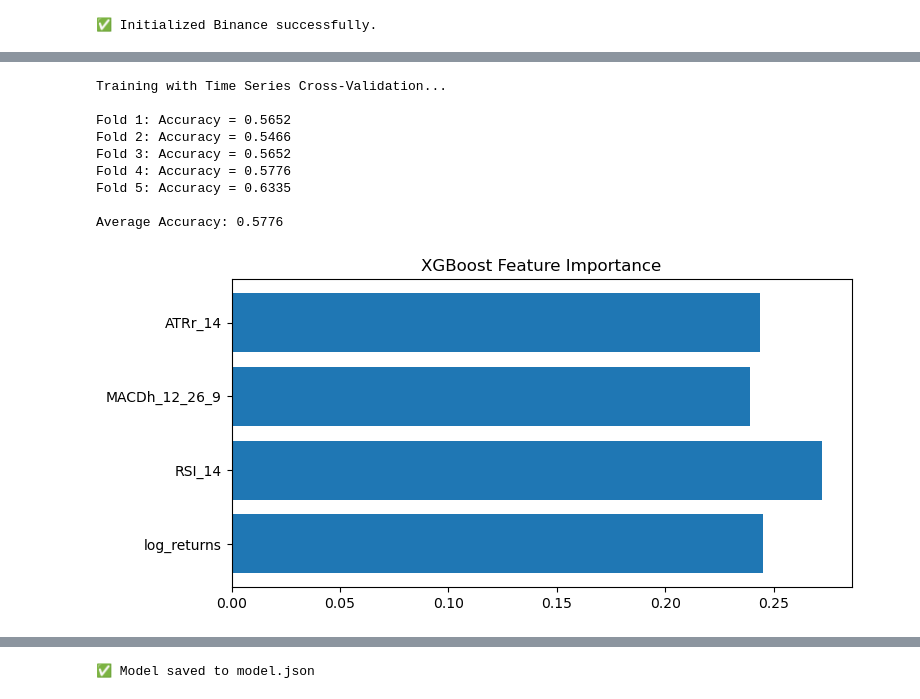
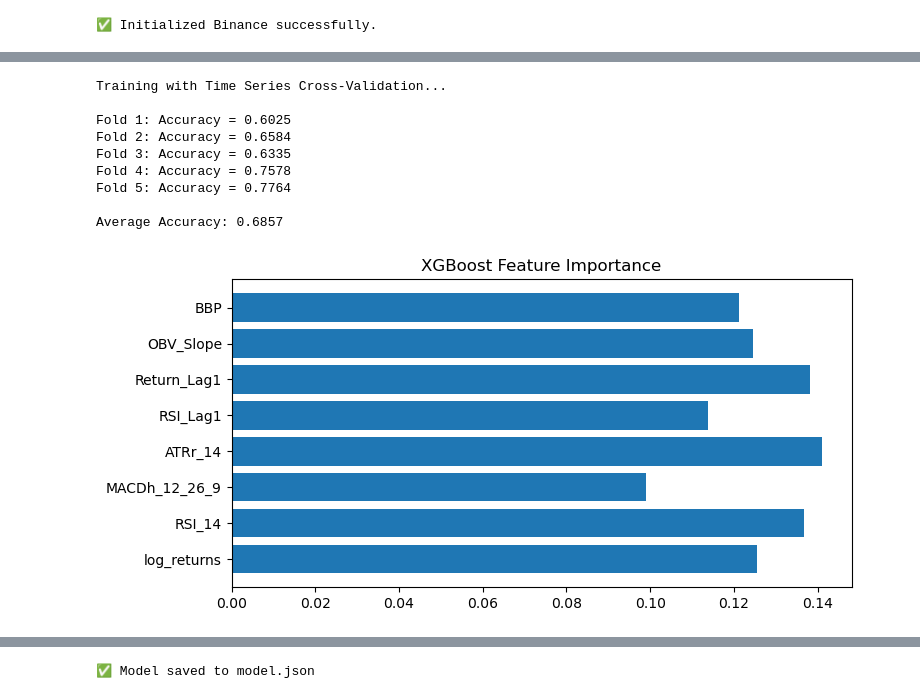
Before and after one commit to gokturkcolak/algorithmic-trading-system, a Jupyter notebook: algo-trader-bot/notebooks/research.ipynb, the cells around one changed output, grey strips where cells are left out. Saved outputs shown, nothing was run; the diff lists cells and outputs as text; code cells hidden in the pictures.

```diff
--- a/algo-trader-bot/notebooks/research.ipynb
+++ b/algo-trader-bot/notebooks/research.ipynb
@@ -11,7 +11,7 @@ from datetime import datetime
 # Configuration
 # -----------------------------------------------------------------------------
 SYMBOL = 'ETH/USDT'
-TIMEFRAME = '1h'  # 1-hour candles
+TIMEFRAME = '4h'  # 1-hour candles
 LIMIT = 1000      # Number of candles to fetch
 
 # Initialize Exchange (Public API)
@@ -95,0 +105,16 @@ Final Dataset Shape: (967, 13)
+# %%
+# -----------------------------------------------------------------------------
+# 3. Define the Target (The Label)
+# -----------------------------------------------------------------------------
+# We want to predict if the NEXT candle's return is > Threshold
+# Since you are on 4H candles now, we use 0.5% as the target
+TARGET_THRESHOLD = 0.005
+
+# Shift(-1) looks into the future to create the label
+df['target_direction'] = (df['log_returns'].shift(-1) > TARGET_THRESHOLD).astype(int)
+
+# The shift created a NaN at the very last row (future is unknown). Drop it.
+df.dropna(inplace=True)
+
+print(f"✅ Target Defined. Threshold: {TARGET_THRESHOLD}")
+print("Class Balance:\n", df['target_direction'].value_counts())
@@ -109,7 +141,19 @@ from sklearn.model_selection import TimeSeriesSplit
 from sklearn.metrics import accuracy_score, precision_score, classification_report
 
 # Setup Features (X) and Target (y)
-feature_cols = ['log_returns', 'RSI_14', 'MACDh_12_26_9', 'ATRr_14']
+# DEFINE THE FEATURES
+# Setup Features (X) and Target (y)
+feature_cols = [
+    'log_returns',
+    'RSI_14',
+    'MACDh_12_26_9',
+    'ATRr_14',
+    'RSI_Lag1',
+    'Return_Lag1',
+    'OBV_Slope',
+    'BBP'             # <--- UPDATED: Use the simple name here
+]
+
 X = df[feature_cols]
 y = df['target_direction']
 
@@ -118,40 +162,40 @@ tscv = TimeSeriesSplit(n_splits=5)
 model = XGBClassifier(n_estimators=100, learning_rate=0.1, max_depth=3, eval_metric='logloss', random_state=42)
 
 print("Training with Time Series Cross-Validation...\n")
 
 fold = 1
 accuracies = []
 
 for train_index, test_index in tscv.split(X):
     X_train, X_test = X.iloc[train_index], X.iloc[test_index]
     y_train, y_test = y.iloc[train_index], y.iloc[test_index]
 
     model.fit(X_train, y_train)
     preds = model.predict(X_test)
 
     acc = accuracy_score(y_test, preds)
     accuracies.append(acc)
     print(f"Fold {fold}: Accuracy = {acc:.4f}")
     fold += 1
 
 print(f"\nAverage Accuracy: {np.mean(accuracies):.4f}")
 
 # Feature Importance Plot
 plt.figure(figsize=(8, 4))
 plt.barh(feature_cols, model.feature_importances_)
 plt.title("XGBoost Feature Importance")
 plt.show()
 # %% [output]
 Training with Time Series Cross-Validation...
 
-Fold 1: Accuracy = 0.5652
-Fold 2: Accuracy = 0.5466
-Fold 3: Accuracy = 0.5652
-Fold 4: Accuracy = 0.5776
-Fold 5: Accuracy = 0.6335
+Fold 1: Accuracy = 0.6025
+Fold 2: Accuracy = 0.6584
+Fold 3: Accuracy = 0.6335
+Fold 4: Accuracy = 0.7578
+Fold 5: Accuracy = 0.7764
 
-Average Accuracy: 0.5776
+Average Accuracy: 0.6857
-[figure, old version]
+[figure, new version]
 # %%
 from sklearn.metrics import confusion_matrix, ConfusionMatrixDisplay
 
```
Also changed, not shown: parts of 7 cells of this notebook, 3 other files.
